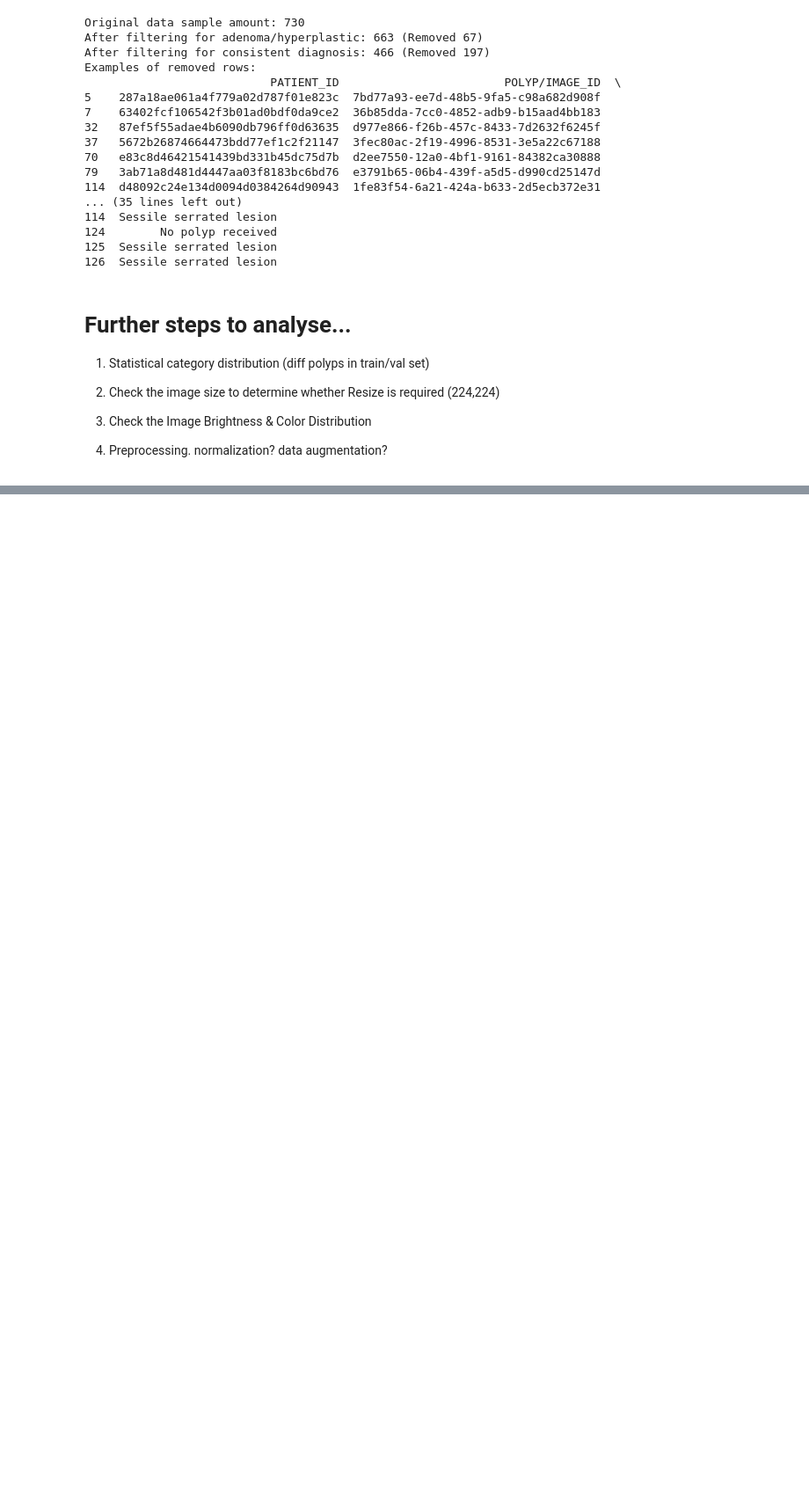
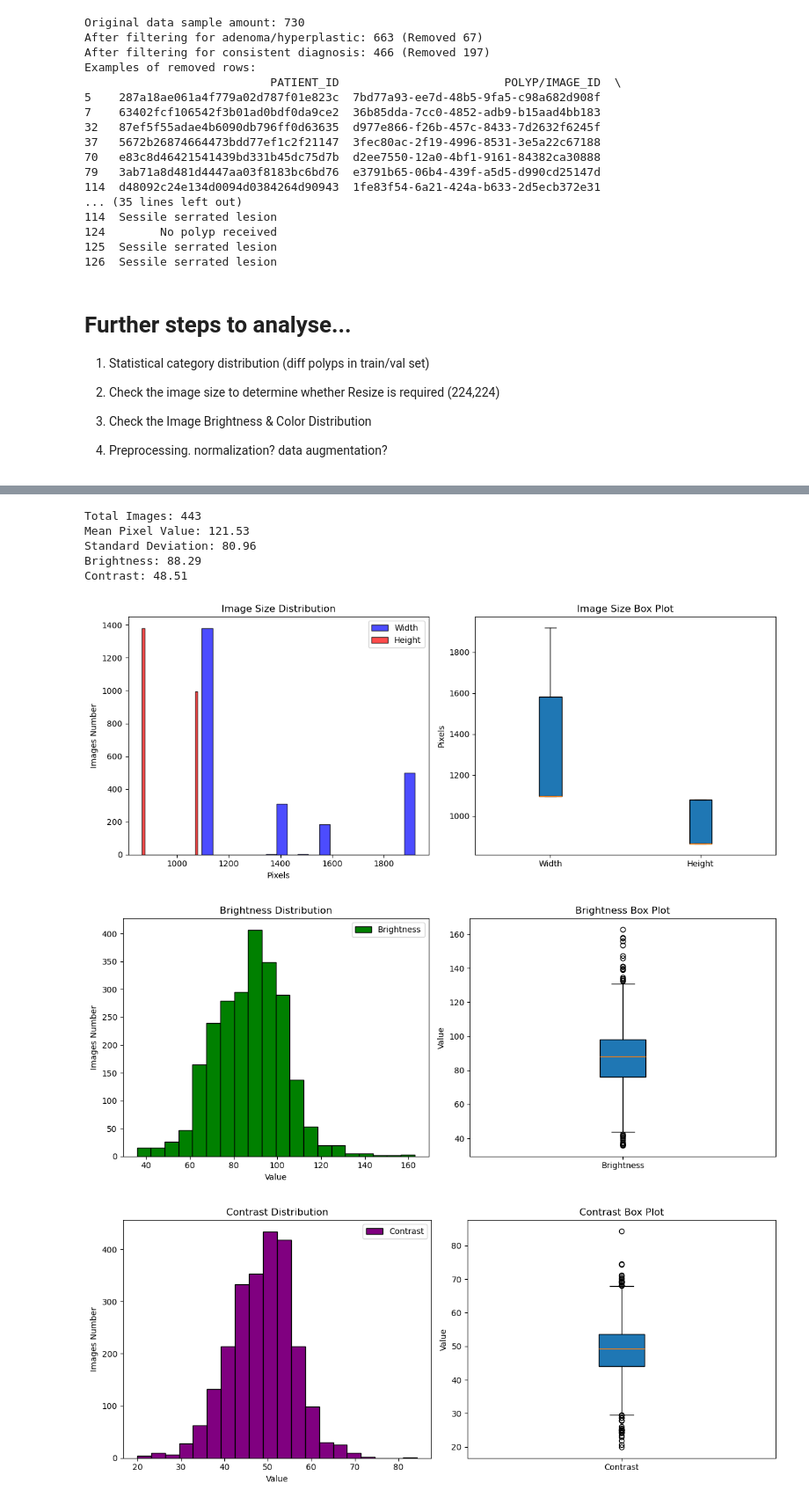
Before and after one commit to Labyrintbs/PolypClassification, a Jupyter notebook: data_process.ipynb, the cells around one changed output, grey strips where cells are left out. Shown at 88% size. Drawn from its saved outputs; the diff is of its cells as text; code cells hidden in the pictures; blank space fills up the shorter version.

Commit message:
finish train set dist statics

```diff
--- a/data_process.ipynb
+++ b/data_process.ipynb
@@ -2,9 +2,17 @@
 import os
 import pandas as pd
 import ast # string parse
+import cv2
+import numpy as np
+import matplotlib.pyplot as plt
+from PIL import Image
+from collections import defaultdict
+import matplotlib.pyplot as plt
+
 
 # Dataset path
 data_dir = "/Users/tuboshu/Downloads/Polar_Dataset"
+project_dir = '/Users/tuboshu/Documents/2024/M2/IMA_Project/PolypClassification'
 annotation_file = "polar_annotations.xlsx"
 
 df_train = pd.read_excel(os.path.join(data_dir, annotation_file), sheet_name="train_set")
@@ -280,0 +370,10 @@ data_list = []
+# %%
+# Train set total distribution statistics
+train_stats = analyze_image_statistics(train_paths)
+
+# Total computed statistics
+print(f"Total Images: {len(train_paths)}")
+print(f"Mean Pixel Value: {np.mean(train_stats['means']):.2f}")
+print(f"Standard Deviation: {np.mean(train_stats['stds']):.2f}")
+print(f"Brightness: {np.mean(train_stats['brightness']):.2f}")
+print(f"Contrast: {np.mean(train_stats['contrast']):.2f}")
@@ -280,0 +402,16 @@ data_list = []
+# %%
+# Train set hyperplastic distribution statistics
+train_hyper_stats = analyze_image_statistics(train_hyper_paths)
+
+# Adenoma computed statistics
+print(f"Total Images: {len(train_hyper_paths)}")
+print(f"Mean Pixel Value: {np.mean(train_hyper_stats['means']):.2f}")
+print(f"Standard Deviation: {np.mean(train_hyper_stats['stds']):.2f}")
+print(f"Brightness: {np.mean(train_hyper_stats['brightness']):.2f}")
+print(f"Contrast: {np.mean(train_hyper_stats['contrast']):.2f}")
+# %% [output]
+Total Images: 443
+Mean Pixel Value: 121.53
+Standard Deviation: 80.96
+Brightness: 88.29
+Contrast: 48.51
@@ -280,0 +517,7 @@ data_list = []
+# %%
+# Overall statistics plot
+plot_image_statistics(train_stats)
+# %% [output]
+[figure, added]
+[figure, added]
+[figure, added]
```
Also changed, not shown: parts of 11 cells of this notebook.
